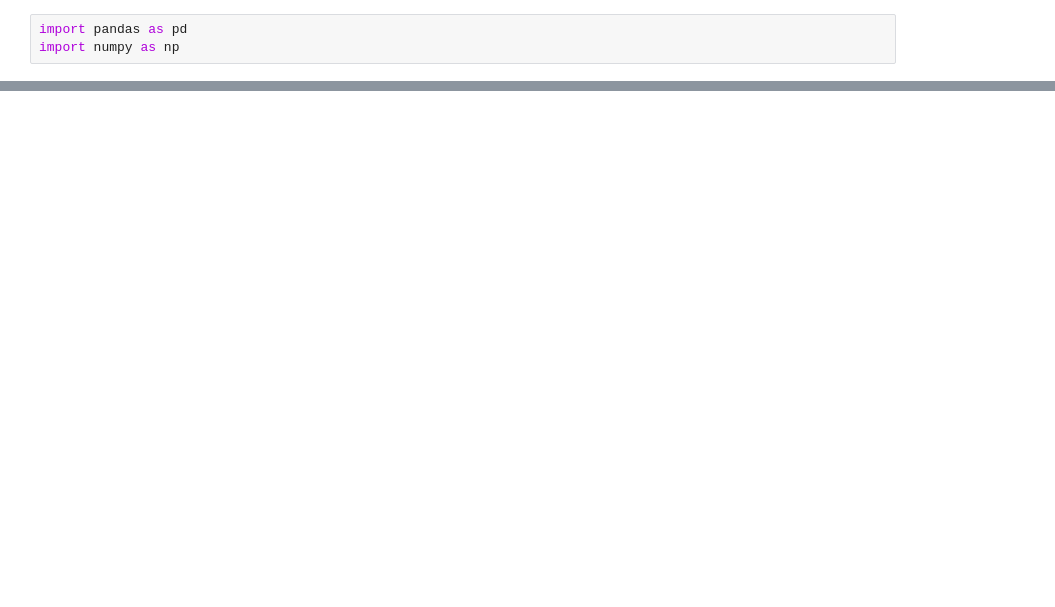
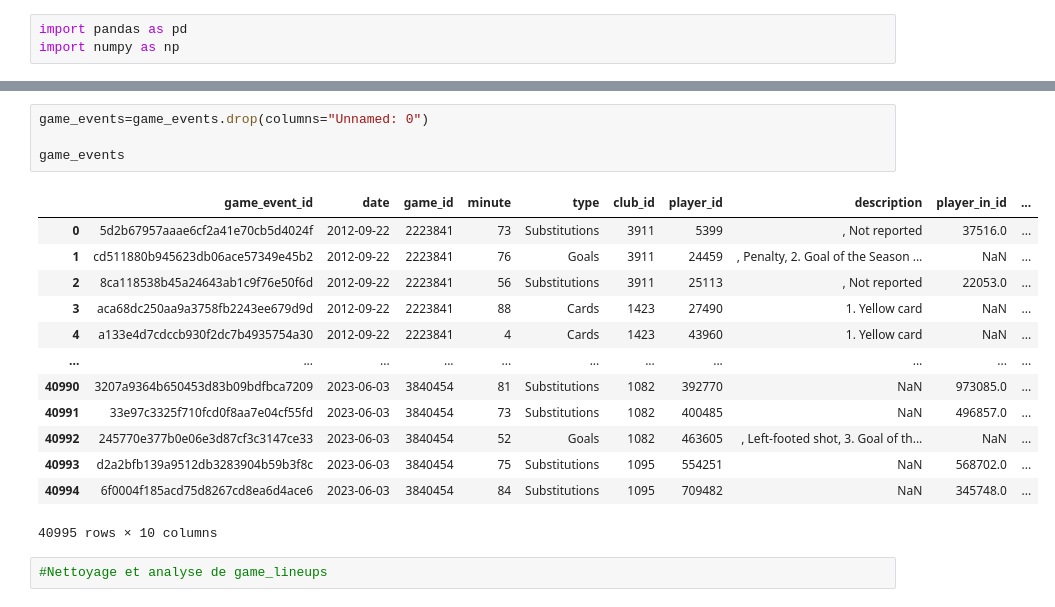
Before and after one commit to PierreB33/ProjetFoot, a Jupyter notebook: Projet Foot.ipynb, the cells around one changed output, grey strips where cells are left out. Cells and saved outputs as stored; diff of their text form; blank space fills up the shorter version.

```diff
--- a/Projet Foot.ipynb
+++ b/Projet Foot.ipynb
@@ -114,0 +234,20 @@ player_valuation_before_season.head()
+# %%
+game_events=game_events.drop(columns="Unnamed: 0")
+
+game_events
+# %% [output]
+|  | game_event_id | date | game_id | minute | type | club_id | player_id | description | player_in_id | ... |
+| 0 | 5d2b67957aaae6cf2a41e70cb5d4024f | 2012-09-22 | 2223841 | 73 | Substitutions | 3911 | 5399 | , Not reported | 37516.0 | ... |
+| 1 | cd511880b945623db06ace57349e45b2 | 2012-09-22 | 2223841 | 76 | Goals | 3911 | 24459 | , Penalty, 2. Goal of the Season ... | NaN | ... |
+| 2 | 8ca118538b45a24643ab1c9f76e50f6d | 2012-09-22 | 2223841 | 56 | Substitutions | 3911 | 25113 | , Not reported | 22053.0 | ... |
+| 3 | aca68dc250aa9a3758fb2243ee679d9d | 2012-09-22 | 2223841 | 88 | Cards | 1423 | 27490 | 1. Yellow card | NaN | ... |
+| 4 | a133e4d7cdccb930f2dc7b4935754a30 | 2012-09-22 | 2223841 | 4 | Cards | 1423 | 43960 | 1. Yellow card | NaN | ... |
+| ... | ... | ... | ... | ... | ... | ... | ... | ... | ... | ... |
+| 40990 | 3207a9364b650453d83b09bdfbca7209 | 2023-06-03 | 3840454 | 81 | Substitutions | 1082 | 392770 | NaN | 973085.0 | ... |
+| 40991 | 33e97c3325f710fcd0f8aa7e04cf55fd | 2023-06-03 | 3840454 | 73 | Substitutions | 1082 | 400485 | NaN | 496857.0 | ... |
+| 40992 | 245770e377b0e06e3d87cf3c3147ce33 | 2023-06-03 | 3840454 | 52 | Goals | 1082 | 463605 | , Left-footed shot, 3. Goal of th... | NaN | ... |
+| 40993 | d2a2bfb139a9512db3283904b59b3f8c | 2023-06-03 | 3840454 | 75 | Substitutions | 1095 | 554251 | NaN | 568702.0 | ... |
+| 40994 | 6f0004f185acd75d8267cd8ea6d4ace6 | 2023-06-03 | 3840454 | 84 | Substitutions | 1095 | 709482 | NaN | 345748.0 | ... |
+40995 rows × 10 columns
+# %%
+#Nettoyage et analyse de game_lineups
```
Also changed, not shown: parts of 49 cells of this notebook.
